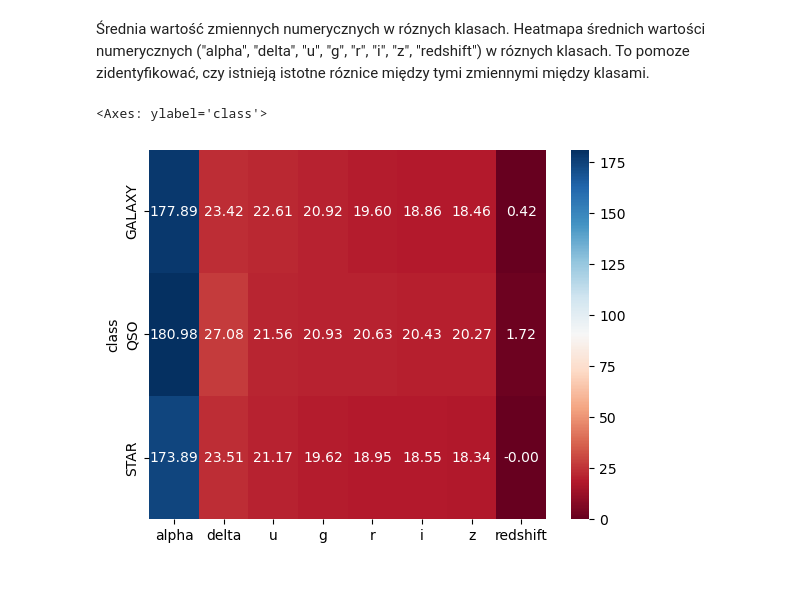
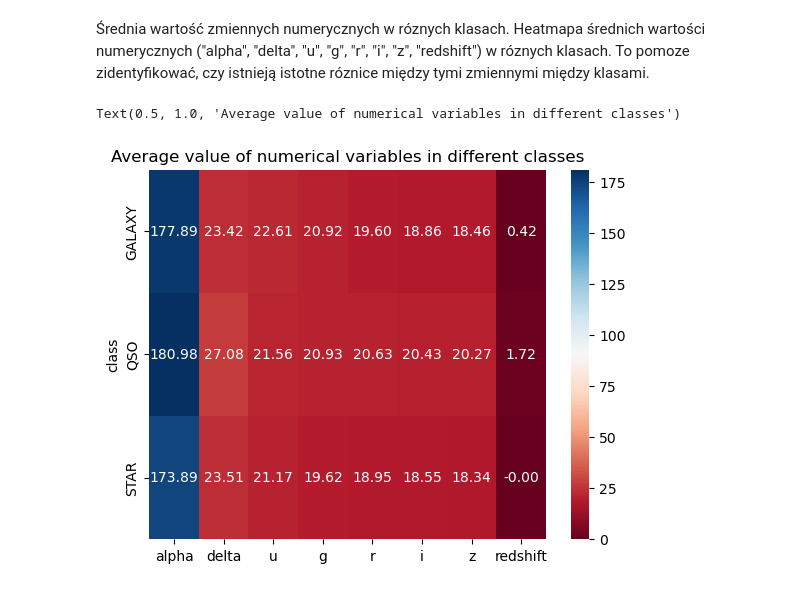
Before and after one commit to GasparSekula/StellarClassificationML, a Jupyter notebook: budowa_krok_1_4.ipynb, the cells around one changed output. Cells and saved outputs as stored; diff of their text form; code cells hidden in the pictures.

```diff
--- a/budowa_krok_1_4.ipynb
+++ b/budowa_krok_1_4.ipynb
@@ -231,6 +232,7 @@ plt.show()
 # %%
 numeric_mean_by_class = train_df.groupby("class")[numerical_columns].mean()
 sns.heatmap(numeric_mean_by_class, annot = True, cmap = "RdBu", fmt = ".2f")
+plt.title("Average value of numerical variables in different classes")
 # %% [output]
-<Axes: ylabel='class'>
+Text(0.5, 1.0, 'Average value of numerical variables in different classes')
-[figure, old version]
+[figure, new version]
```
Also changed, not shown: parts of 1 cell of this notebook.
